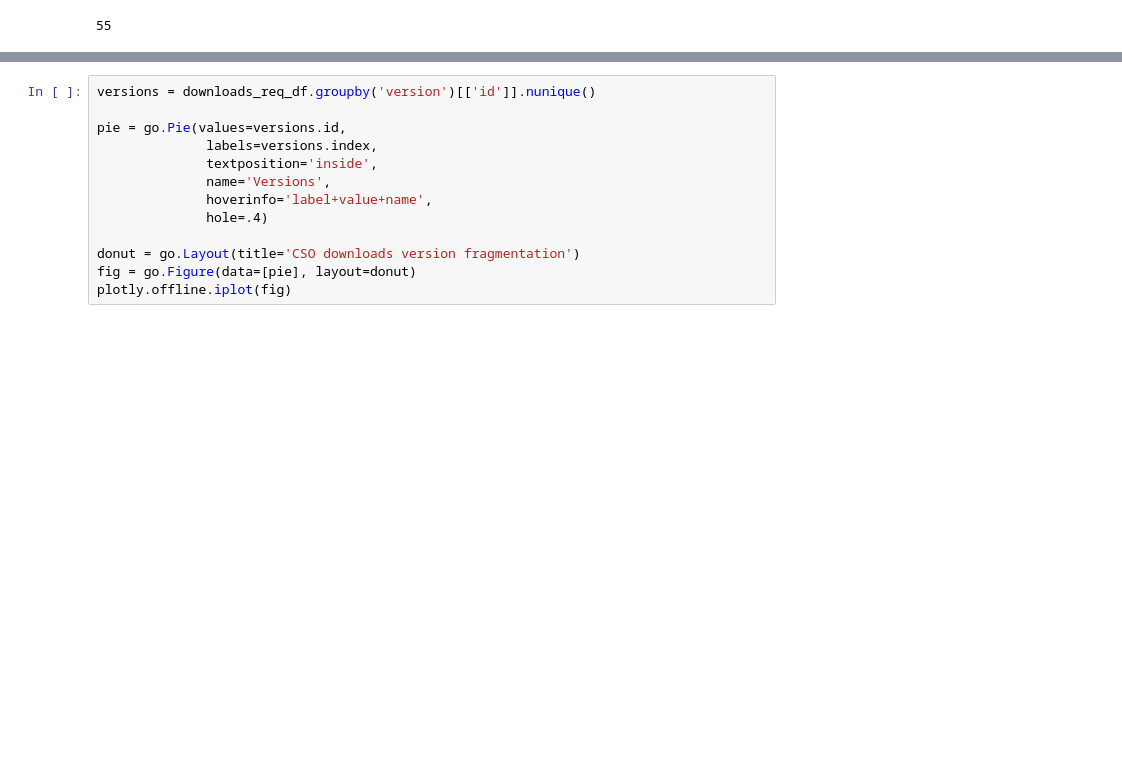
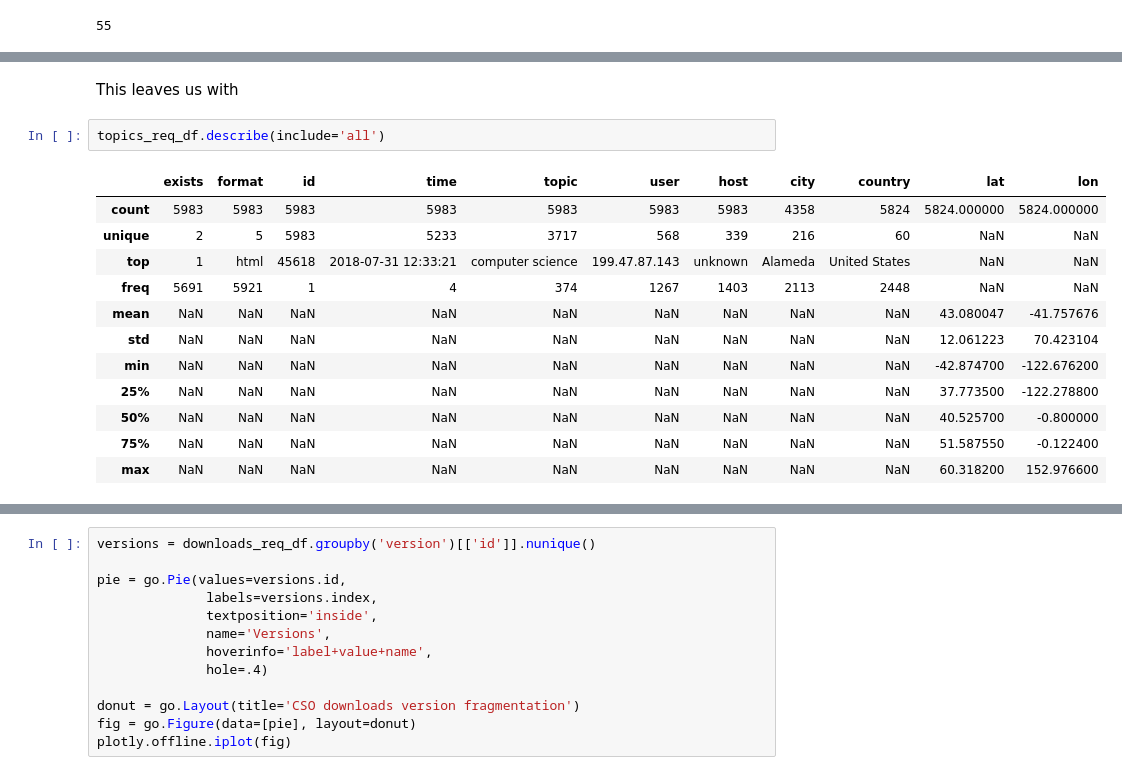
Before and after one commit to andremann/CSO-stats-analytics, a Jupyter notebook: CSO stats analysis.ipynb, the cells around one changed output, grey strips where cells are left out. Drawn from its saved outputs; the diff is of its cells as text; blank space fills up the shorter version.

```diff
--- a/CSO stats analysis.ipynb
+++ b/CSO stats analysis.ipynb
@@ -105,0 +157,17 @@ downloads_req_df.head(n=5)
+# %% [markdown]
+This leaves us with
+# %%
+topics_req_df.describe(include='all')
+# %% [output]
+|  | exists | format | id | time | topic | user | host | city | country | lat | lon |
+| count | 5983 | 5983 | 5983 | 5983 | 5983 | 5983 | 5983 | 4358 | 5824 | 5824.000000 | 5824.000000 |
+| unique | 2 | 5 | 5983 | 5233 | 3717 | 568 | 339 | 216 | 60 | NaN | NaN |
+| top | 1 | html | 45618 | 2018-07-31 12:33:21 | computer science | 199.47.87.143 | unknown | Alameda | United States | NaN | NaN |
+| freq | 5691 | 5921 | 1 | 4 | 374 | 1267 | 1403 | 2113 | 2448 | NaN | NaN |
+| mean | NaN | NaN | NaN | NaN | NaN | NaN | NaN | NaN | NaN | 43.080047 | -41.757676 |
+| std | NaN | NaN | NaN | NaN | NaN | NaN | NaN | NaN | NaN | 12.061223 | 70.423104 |
+| min | NaN | NaN | NaN | NaN | NaN | NaN | NaN | NaN | NaN | -42.874700 | -122.676200 |
+| 25% | NaN | NaN | NaN | NaN | NaN | NaN | NaN | NaN | NaN | 37.773500 | -122.278800 |
+| 50% | NaN | NaN | NaN | NaN | NaN | NaN | NaN | NaN | NaN | 40.525700 | -0.800000 |
+| 75% | NaN | NaN | NaN | NaN | NaN | NaN | NaN | NaN | NaN | 51.587550 | -0.122400 |
+| max | NaN | NaN | NaN | NaN | NaN | NaN | NaN | NaN | NaN | 60.318200 | 152.976600 |
```
Also changed, not shown: parts of 29 cells of this notebook.
